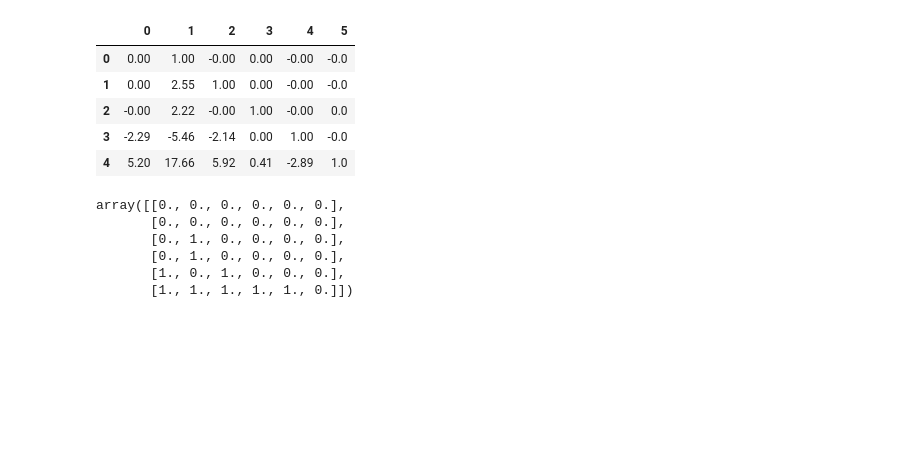
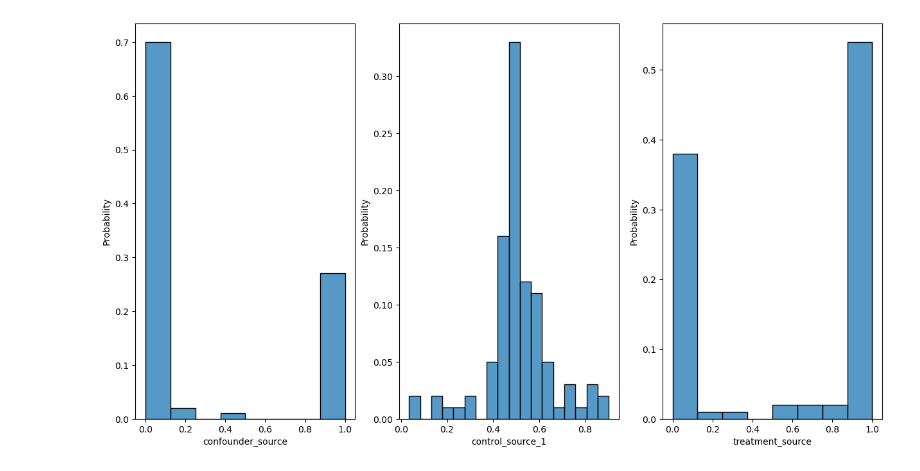
Before and after one commit to malo4300/ICA_IV, a Jupyter notebook: plots_iv_test.ipynb, the cells around one changed output. Drawn from its saved outputs; the diff is of its cells as text; code cells hidden in the pictures; blank space fills up the shorter version.

```diff
--- a/plots_iv_test.ipynb
+++ b/plots_iv_test.ipynb
@@ -38,9 +39,0 @@ df = np.round(pd.read_csv("sim_data/mixing_matrix/true_mixing_0.csv", header=0),
-# %%
-df
-# %% [output]
-|  | 0 | 1 | 2 | 3 | 4 | 5 |
-| 0 | 0.00 | 1.00 | -0.00 | 0.00 | -0.00 | -0.0 |
-| 1 | 0.00 | 2.55 | 1.00 | 0.00 | -0.00 | -0.0 |
-| 2 | -0.00 | 2.22 | -0.00 | 1.00 | -0.00 | 0.0 |
-| 3 | -2.29 | -5.46 | -2.14 | 0.00 | 1.00 | -0.0 |
-| 4 | 5.20 | 17.66 | 5.92 | 0.41 | -2.89 | 1.0 |
@@ -128,9 +40,9 @@ dat.generate_data(1,5,6,random_state=0)
-# %%
-dat.adj_matrx
-# %% [output]
-array([[0., 0., 0., 0., 0., 0.],
-       [0., 0., 0., 0., 0., 0.],
-       [0., 1., 0., 0., 0., 0.],
-       [0., 1., 0., 0., 0., 0.],
-       [1., 0., 1., 0., 0., 0.],
-       [1., 1., 1., 1., 1., 0.]])
+# %%
+fg, ax = plt.subplots(1,3, figsize = (15,8))
+cols = ["confounder_source","control_source_1", "treatment_source"]
+for i in range(3):
+    sns.histplot(p_values, x = cols[i], ax = ax[i], stat ="probability" )
+
+plt.show()
+# %% [output]
+[figure, added]
```
Also changed, not shown: parts of 6 cells of this notebook, 17 other files.
